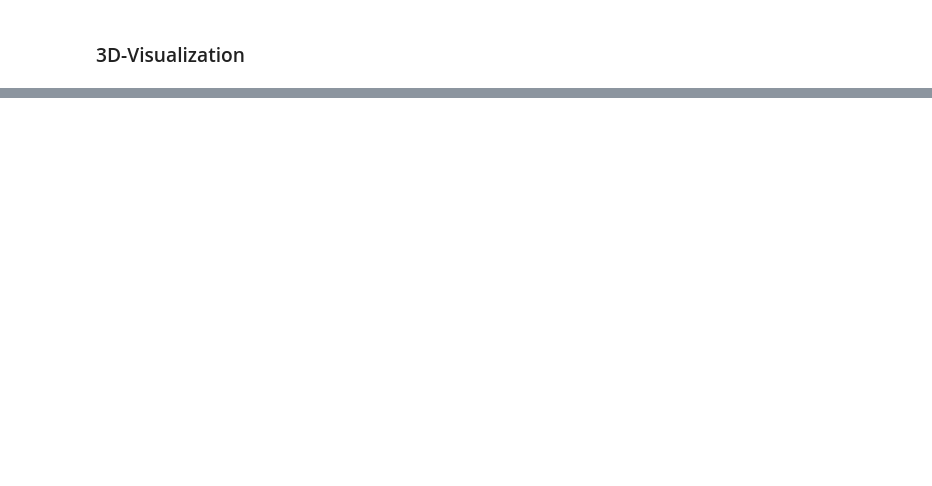
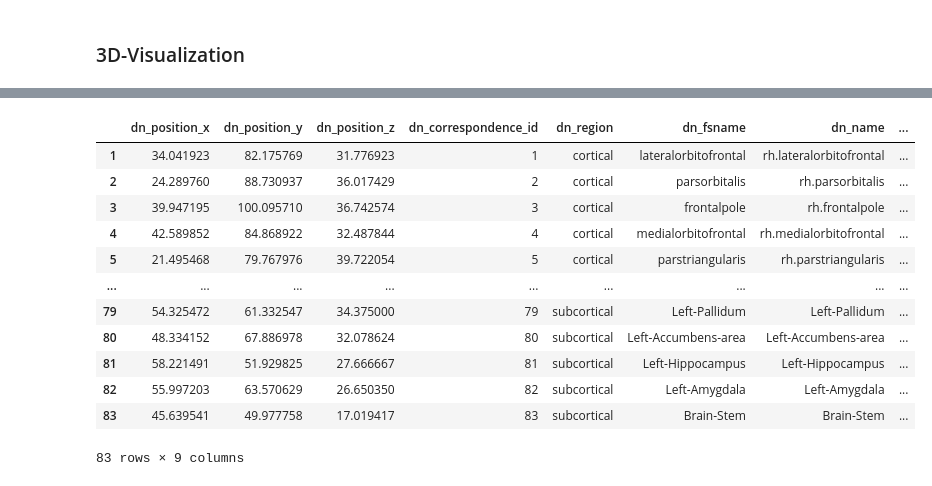
Before and after one commit to shakkyaNV/NetworkModels, a Jupyter notebook: Project1/A3/connectome_test.ipynb, the cells around one changed output, grey strips where cells are left out. Cells and saved outputs as stored; diff of their text form; code cells hidden in the pictures; blank space fills up the shorter version.

```diff
--- a/Project1/A3/connectome_test.ipynb
+++ b/Project1/A3/connectome_test.ipynb
@@ -226,0 +220,8 @@ GraphML exported to: C:\Users\sranasin\PycharmProjects\NetworkModels\resources\s
+# %%
+df = pd.read_csv(os.path.realpath(os.path.join(utils.BASE_DIR, "resources/TEST_NEW/structured_files_UCBERKELEY_AMY_6MM_29Oct2025/UCBERKELEY_AMY_6MM_29Oct2025_suvr.csv")))
+dftype = "suvr"
+# %%
+dnnames_mapping = pd.read_csv(os.path.realpath(os.path.join(utils.BASE_DIR, "resources/TEST_NEW/structured_files_UCBERKELEY_AMY_6MM_29Oct2025/UCBERKELEY_AMY_6MM_29Oct2025_mapping.csv")))
+
+map_dict = dict(zip(dnnames_mapping['dnnames'], dnnames_mapping['fsname']))
+df.rename(columns=map_dict, inplace=True)
@@ -226,0 +238,16 @@ GraphML exported to: C:\Users\sranasin\PycharmProjects\NetworkModels\resources\s
+# %%
+df.head(10)
+# %% [output]
+|  | dn_position_x | dn_position_y | dn_position_z | dn_correspondence_id | dn_region | dn_fsname | dn_name | ... |
+| 1 | 34.041923 | 82.175769 | 31.776923 | 1 | cortical | lateralorbitofrontal | rh.lateralorbitofrontal | ... |
+| 2 | 24.289760 | 88.730937 | 36.017429 | 2 | cortical | parsorbitalis | rh.parsorbitalis | ... |
+| 3 | 39.947195 | 100.095710 | 36.742574 | 3 | cortical | frontalpole | rh.frontalpole | ... |
+| 4 | 42.589852 | 84.868922 | 32.487844 | 4 | cortical | medialorbitofrontal | rh.medialorbitofrontal | ... |
+| 5 | 21.495468 | 79.767976 | 39.722054 | 5 | cortical | parstriangularis | rh.parstriangularis | ... |
+| ... | ... | ... | ... | ... | ... | ... | ... | ... |
+| 79 | 54.325472 | 61.332547 | 34.375000 | 79 | subcortical | Left-Pallidum | Left-Pallidum | ... |
+| 80 | 48.334152 | 67.886978 | 32.078624 | 80 | subcortical | Left-Accumbens-area | Left-Accumbens-area | ... |
+| 81 | 58.221491 | 51.929825 | 27.666667 | 81 | subcortical | Left-Hippocampus | Left-Hippocampus | ... |
+| 82 | 55.997203 | 63.570629 | 26.650350 | 82 | subcortical | Left-Amygdala | Left-Amygdala | ... |
+| 83 | 45.639541 | 49.977758 | 17.019417 | 83 | subcortical | Brain-Stem | Brain-Stem | ... |
+83 rows × 9 columns
```
Also changed, not shown: parts of 69 cells of this notebook.
